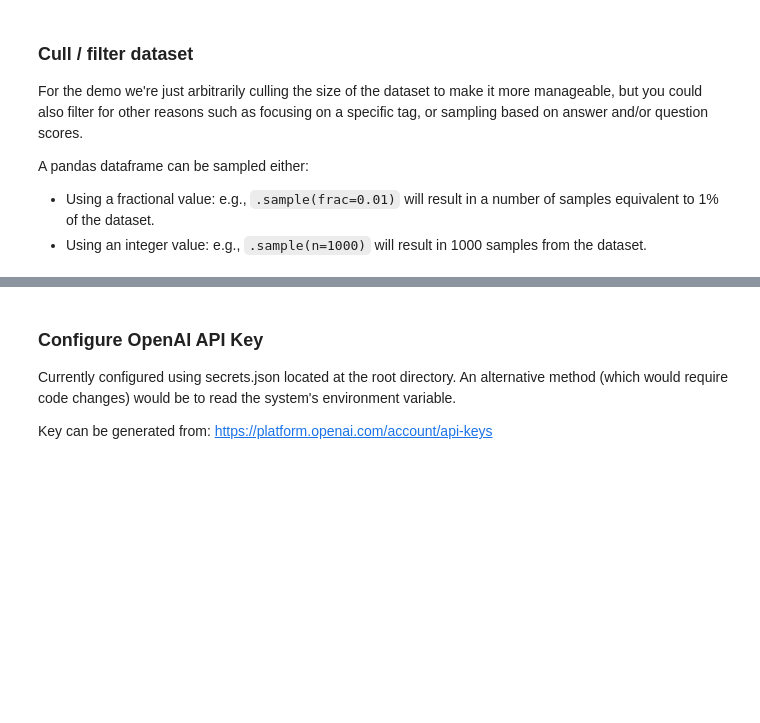
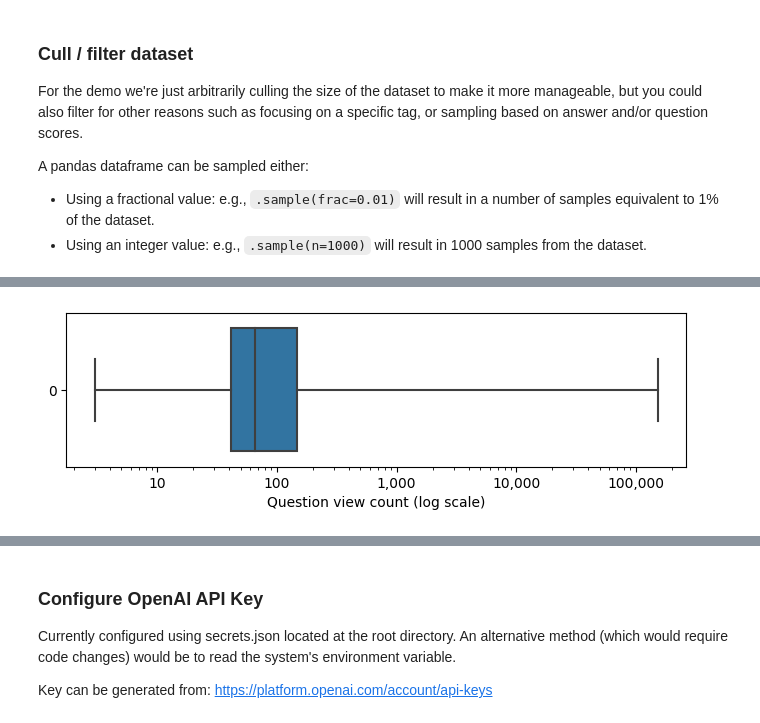
Before and after one commit to MHLoppy/A2I2-T2-2023, a Jupyter notebook: intern-t2-2023.ipynb, the cells around one changed output, grey strips where cells are left out. Cells and saved outputs as stored; diff of their text form; code cells hidden in the pictures; blank space fills up the shorter version.

```diff
--- a/intern-t2-2023.ipynb
+++ b/intern-t2-2023.ipynb
@@ -183,0 +254,4 @@ med: 66.0
+# %%
+five_num_box_log(convertFiveFormat(five_vc), "Question view count (log scale)")
+# %% [output]
+[figure, added]
```
Also changed, not shown: parts of 25 cells of this notebook, 3 other files.
